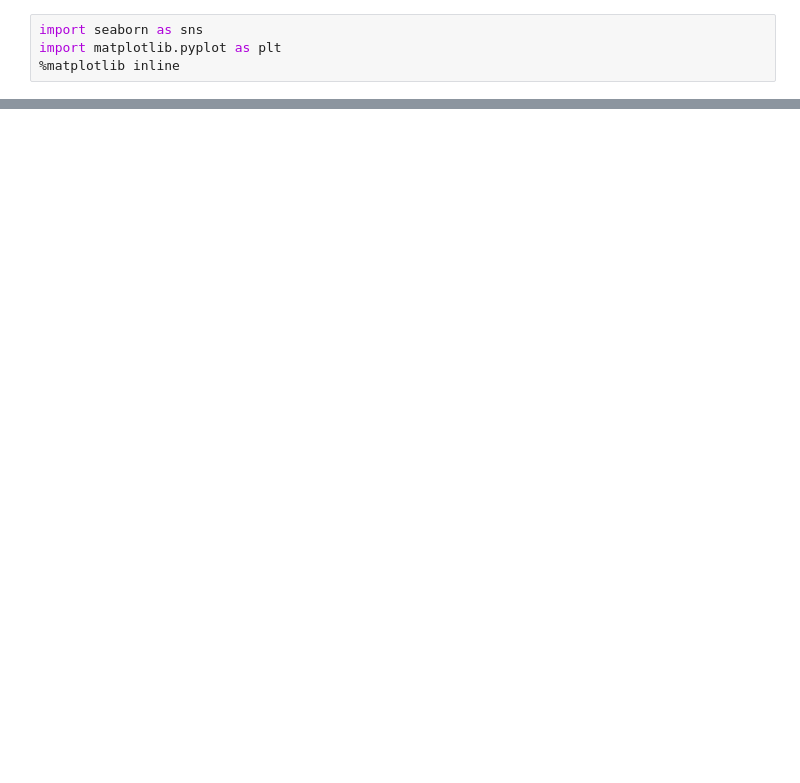
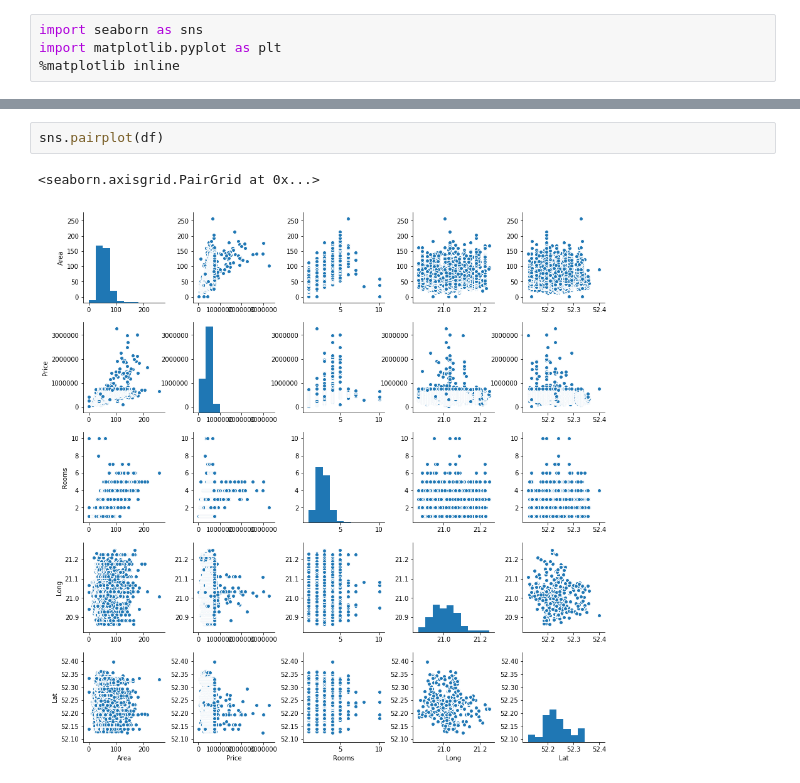
Before and after one commit to Bielicki/scraping_and_data_mining, a Jupyter notebook: warsaw_appartments.ipynb, the cells around one changed output, grey strips where cells are left out. Cells and saved outputs as stored; diff of their text form; blank space fills up the shorter version.

```diff
--- a/warsaw_appartments.ipynb
+++ b/warsaw_appartments.ipynb
@@ -241,0 +167,5 @@ plt.tight_layout()
+# %%
+sns.pairplot(df)
+# %% [output]
+<seaborn.axisgrid.PairGrid at 0x...>
+[figure, added]
```
Also changed, not shown: parts of 41 cells of this notebook, 3 other files.
